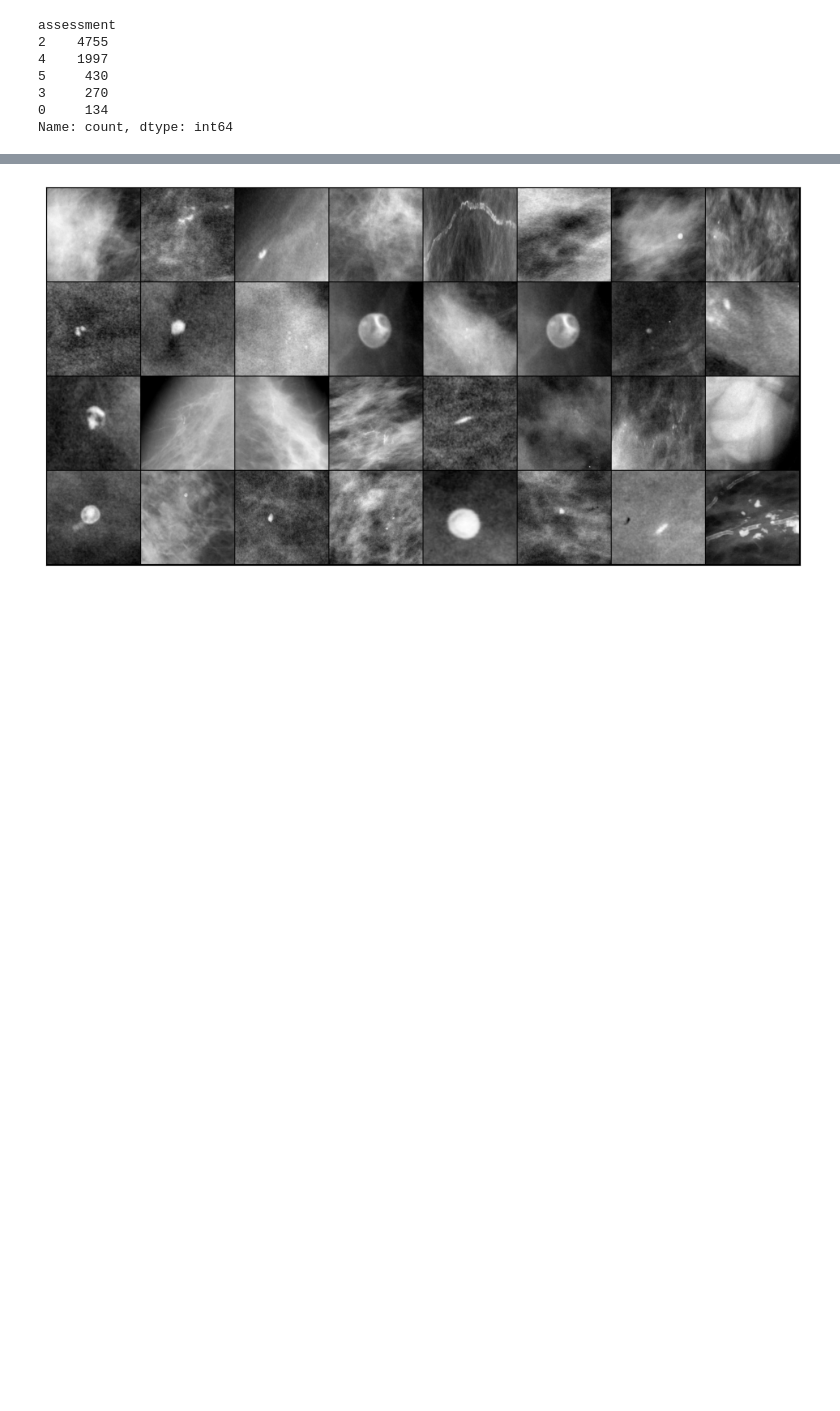
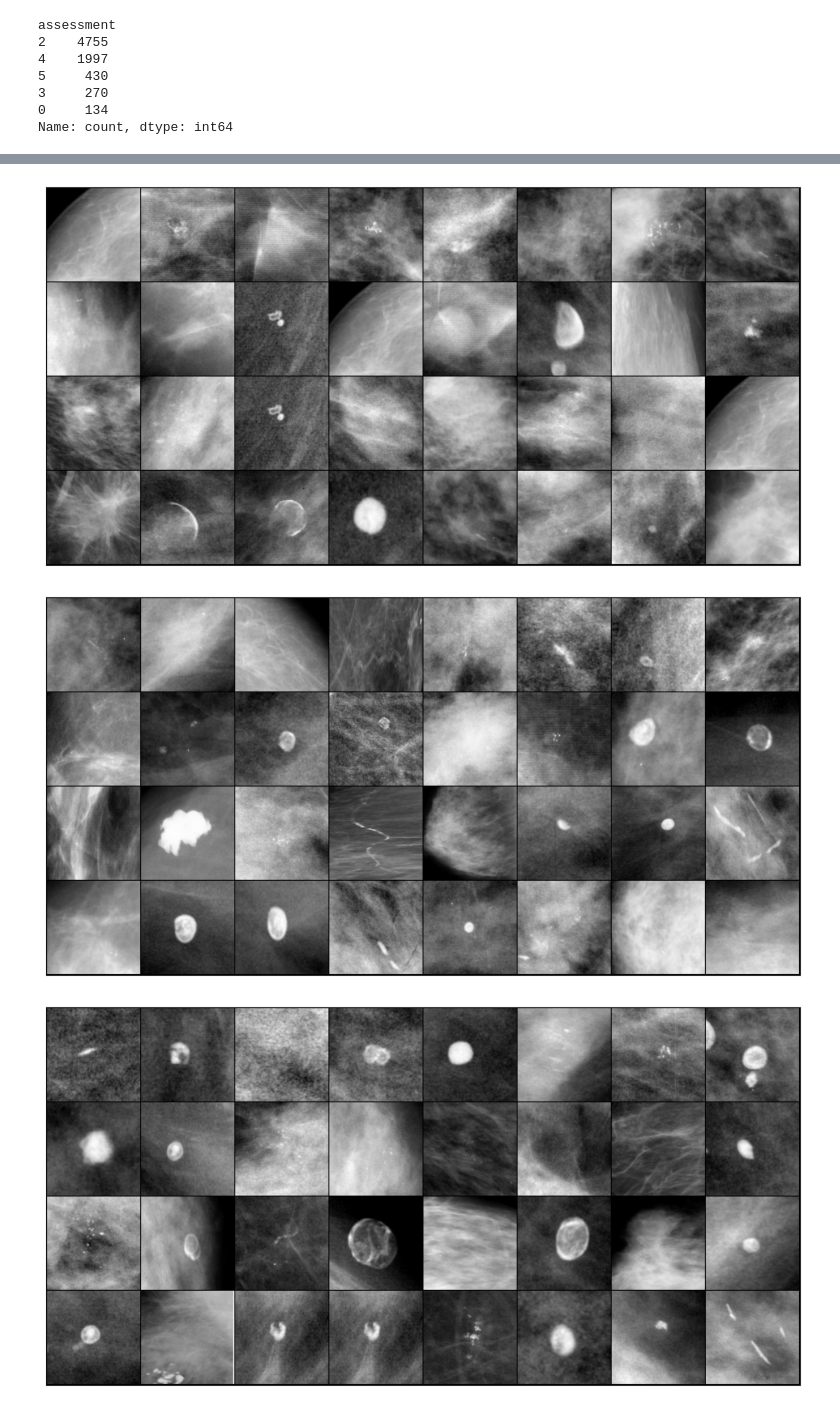
Before and after one commit to TyWilliams03/BME450-project, a Jupyter notebook: Project.ipynb, the cells around one changed output, grey strips where cells are left out. Cells and saved outputs as stored; diff of their text form; code cells hidden in the pictures; blank space fills up the shorter version.

```diff
--- a/Project.ipynb
+++ b/Project.ipynb
@@ -210,3 +214,14 @@ assessment
 3     270
 0     134
 Name: count, dtype: int64
+# %%
+test_df = dicom_info_df.copy()[['image_path', 'PatientID', 'SeriesDescription']]   #create a new testingg dataset that just contains 3 columns from DICOM
+test_df = test_df[test_df['SeriesDescription'] == 'cropped images']   #remove any rows that aren't cropped images (we are just going to look at the cropped images for this project)
+
+patient_id_pattern = r"(P_\d{5})"   #This variable is the pattern of patient ID that needs to be extracted
+test_df['patient_id'] = test_df['PatientID'].str.extract(patient_id_pattern, expand=False)   #in the PatientID column, we are extracting just the ID which is in the form P_ followed by 5 digits
+
+test_df = test_df.drop(['PatientID'], axis=1)   #removing the old patient ID column
+test_df = test_df.drop(['SeriesDescription'], axis=1)   #remove the series description column because all are cropped images now
+test_df = test_df.reset_index(drop=True)
+test_df.head()   #confirming test_df is just image path and patient id now
@@ -212,0 +247,4 @@ Name: count, dtype: int64
+# %%
+test_df = test_df.merge(calc_case_test_df, on='patient_id', how='left')  #add the calc case train set matching up the patient id values from the two
+
+test_df.head()
@@ -212,0 +258,5 @@ Name: count, dtype: int64
+# %%
+test_df = test_df[['image_path', 'assessment']]    #get rid of every column aside from the path and assessment
+test_df = test_df.dropna()   #get rid of all the rows that have a NaN in it. This means the specific patient didn't have a cropped image
+test_df['assessment'] = test_df['assessment'].astype(int)  #cast the assessment to an integer
+test_df.info()   #verify all columns are the same length
@@ -238,33 +307,46 @@ def get_dataloader(image_paths, labels, batch_size, shuffle):
 # %%
 from sklearn.model_selection import train_test_split
 
-#splut the dataset into the trianing and validation sets
+#split the dataset into the training and validation sets
 train_image_paths, val_image_paths, train_labels, val_labels = train_test_split(
     train_df["image_path"].values,
     train_df["assessment"].values,
     test_size=0.2,
-    random_state=2023,
+    random_state=1,
     stratify=train_df["assessment"].values
 )
 
-#create separate arrays for the trainging and validation sets
+test_image_paths, vals_image_paths, test_labels, vals_labels = train_test_split(
+    test_df["image_path"].values,
+    test_df["assessment"].values,
+    test_size=0.0041,
+    random_state=1,
+    stratify=test_df["assessment"].values
+)
+
+#create separate arrays for the training and validation sets
 train_dataloader = get_dataloader(train_image_paths, train_labels, batch_size=32, shuffle=True)
 val_dataloader = get_dataloader(val_image_paths, val_labels, batch_size=32, shuffle=False)
+test_dataloader = get_dataloader(test_image_paths, test_labels, batch_size=32, shuffle=False)
 # %%
 import numpy as np
 import torchvision.utils as vutils
 
 def show_batch(dl):                               #confirm the images are correcly uploaded. display several cropped images for reference
     for images, labels in dl:
         fig, ax = plt.subplots(figsize=(12, 12))
         ax.set_xticks([])
         ax.set_yticks([])
         ax.imshow(np.transpose(vutils.make_grid(images, padding=2, normalize=True).cpu(),(1,2,0)))
         break
 
+show_batch(test_dataloader)
 show_batch(train_dataloader)
+show_batch(val_dataloader)
 # %% [output]
-[figure, old version]
+[figure, new version]
+[figure, added]
+[figure, added]
 # %%
 import torch
 
```
Also changed, not shown: parts of 11 cells of this notebook.
